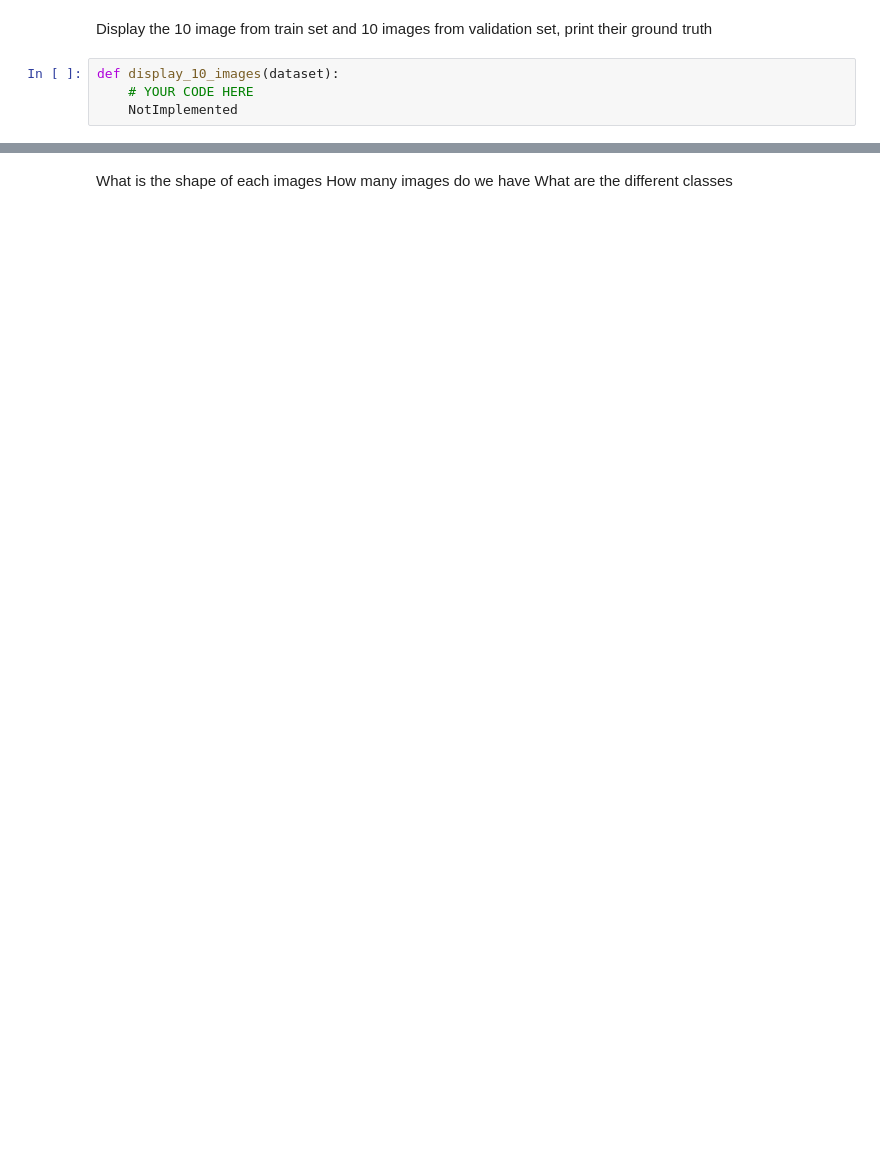
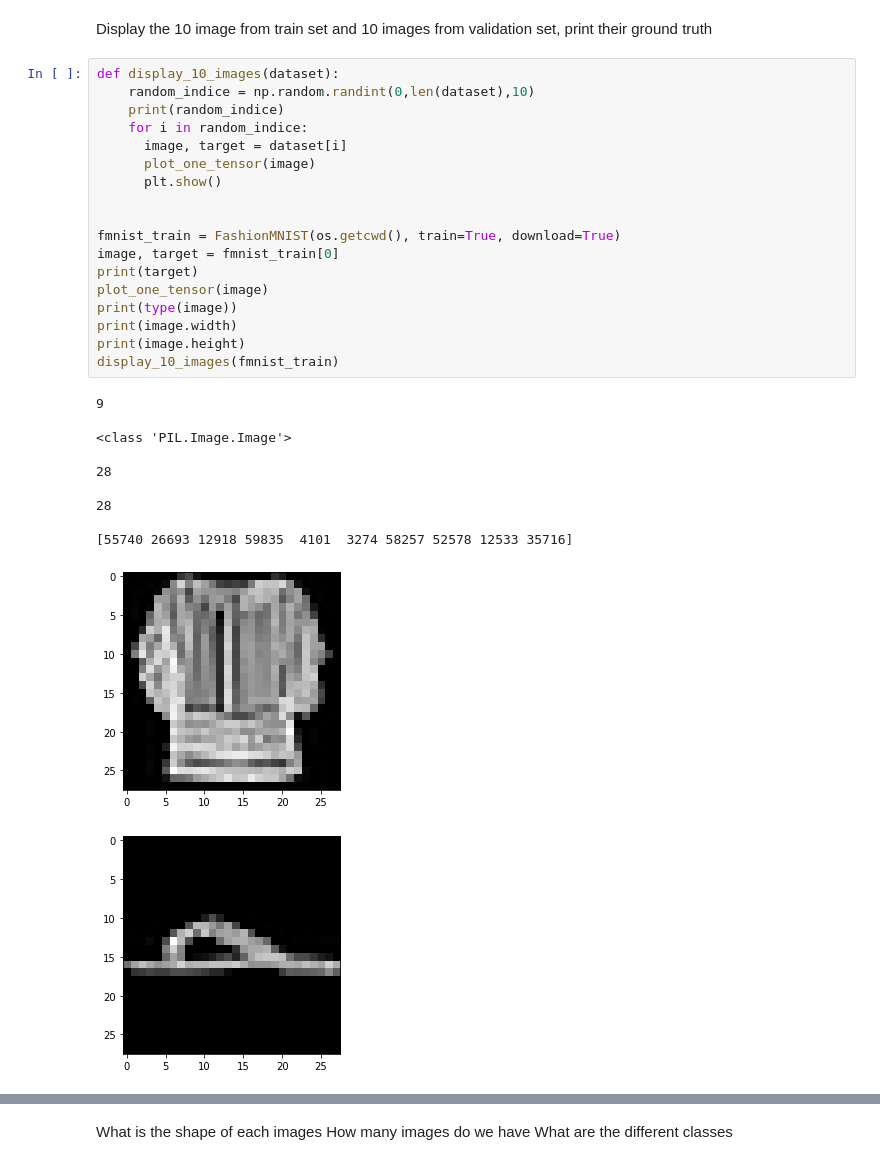
Before and after one commit to DL-ECE/tp2-deeplearningonimages-thib2507, a Jupyter notebook: convolution.ipynb, the cells around one changed output, grey strips where cells are left out. Saved outputs shown, nothing was run; the diff lists cells and outputs as text; blank space fills up the shorter version.

```diff
--- a/convolution.ipynb
+++ b/convolution.ipynb
@@ -688,6 +742,32 @@ if __name__ = "__main__" :
 # %% [markdown]
 Display the 10 image from train set and 10 images from validation set, print their ground truth
-# %%
-def display_10_images(dataset):
-    # YOUR CODE HERE
-    NotImplemented
+# %%
+def display_10_images(dataset):
+    random_indice = np.random.randint(0,len(dataset),10)
+    print(random_indice)
+    for i in random_indice:
+      image, target = dataset[i]
+      plot_one_tensor(image)
+      plt.show()
+
+
+fmnist_train = FashionMNIST(os.getcwd(), train=True, download=True)
+image, target = fmnist_train[0]
+print(target)
+plot_one_tensor(image)
+print(type(image))
+print(image.width)
+print(image.height)
+display_10_images(fmnist_train)
+# %% [output]
+9
+
+<class 'PIL.Image.Image'>
+
+28
+
+28
+
+[55740 26693 12918 59835  4101  3274 58257 52578 12533 35716]
+[figure, added]
+[figure, added]
```
Also changed, not shown: parts of 15 cells of this notebook.
